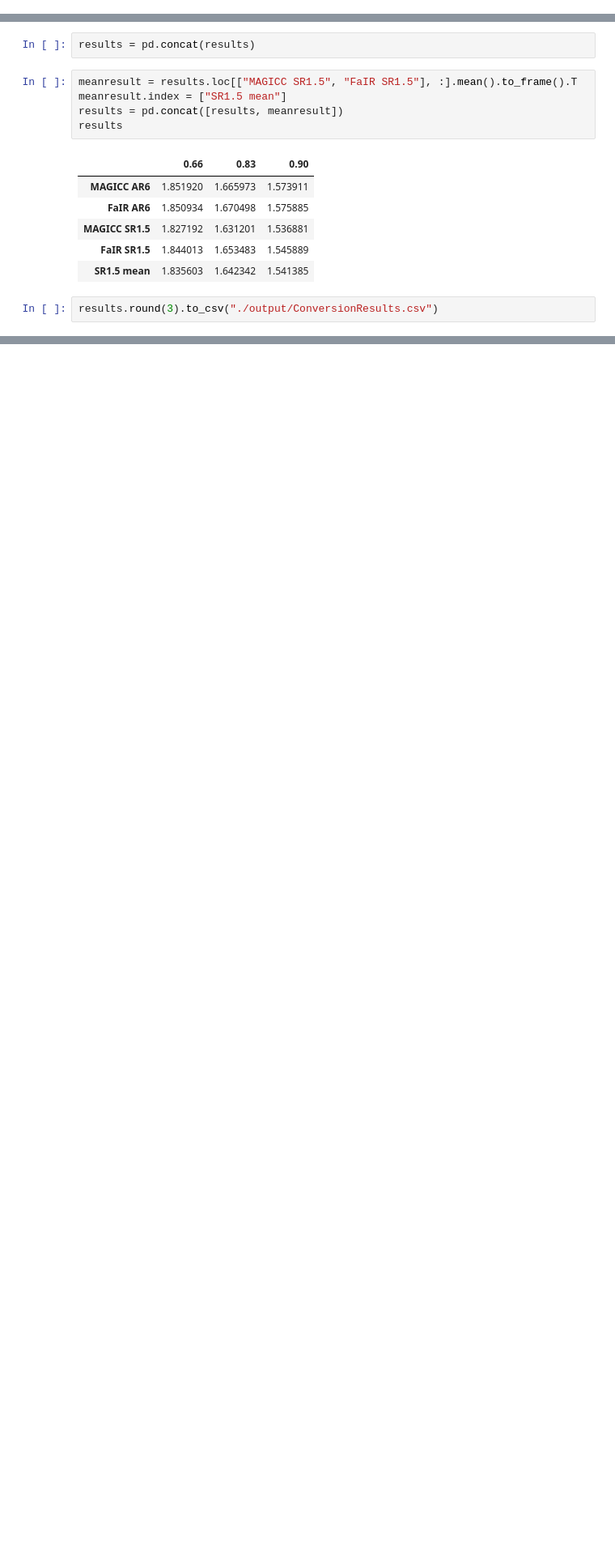
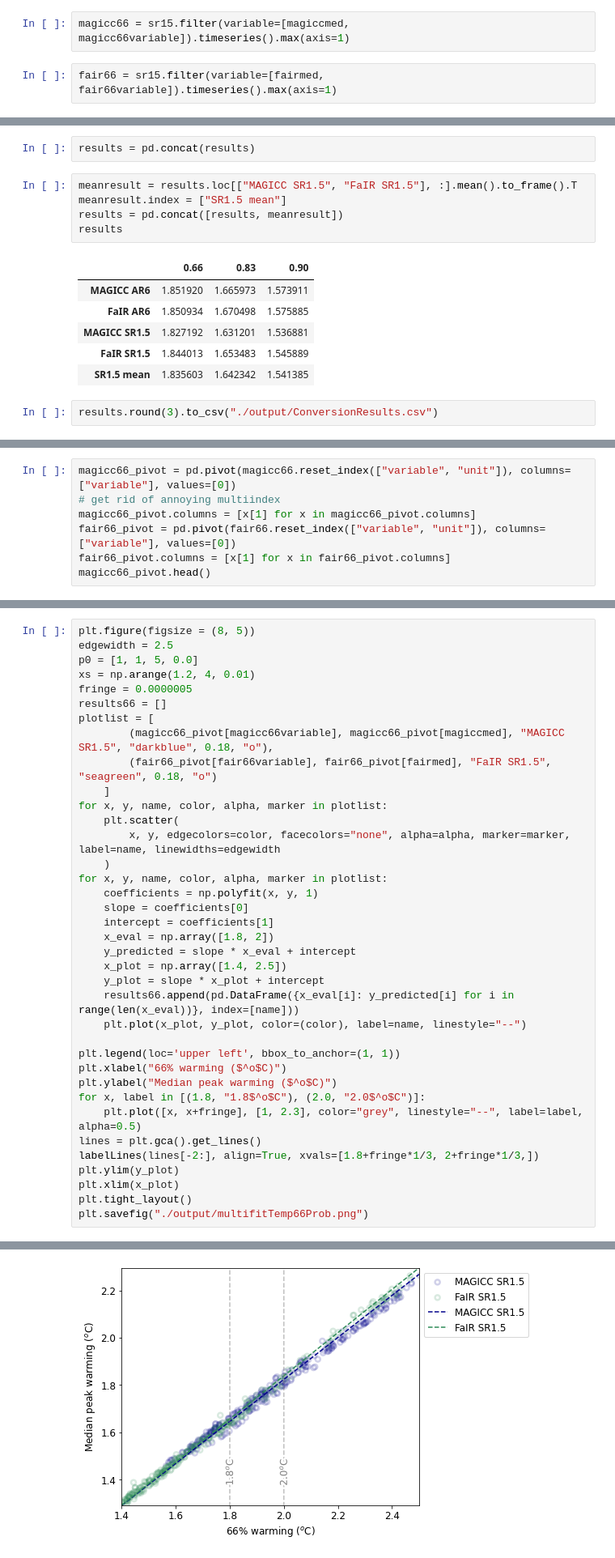
Before and after one commit to Rlamboll/HowBelowIsWellBelow, a Jupyter notebook: MapExceedanceProbToMedianWarming.ipynb, the cells around one changed output, grey strips where cells are left out. Shown at 81% size. Drawn from its saved outputs; the diff is of its cells as text; blank space fills up the shorter version.

```diff
--- a/MapExceedanceProbToMedianWarming.ipynb
+++ b/MapExceedanceProbToMedianWarming.ipynb
@@ -63,0 +68,4 @@ fair = sr15.filter(variable=[fairmed, fairexceed2c]).timeseries().max(axis=1)
+# %%
+magicc66 = sr15.filter(variable=[magiccmed, magicc66variable]).timeseries().max(axis=1)
+# %%
+fair66 = sr15.filter(variable=[fairmed, fair66variable]).timeseries().max(axis=1)
@@ -149,0 +228,7 @@ results.round(3).to_csv("./output/ConversionResults.csv")
+# %%
+magicc66_pivot = pd.pivot(magicc66.reset_index(["variable", "unit"]), columns=["variable"], values=[0])
+# get rid of annoying multiindex
+magicc66_pivot.columns = [x[1] for x in magicc66_pivot.columns]
+fair66_pivot = pd.pivot(fair66.reset_index(["variable", "unit"]), columns=["variable"], values=[0])
+fair66_pivot.columns = [x[1] for x in fair66_pivot.columns]
+magicc66_pivot.head()
@@ -149,0 +243,38 @@ results.round(3).to_csv("./output/ConversionResults.csv")
+# %%
+plt.figure(figsize = (8, 5))
+edgewidth = 2.5
+p0 = [1, 1, 5, 0.0]
+xs = np.arange(1.2, 4, 0.01)
+fringe = 0.0000005
+results66 = []
+plotlist = [
+        (magicc66_pivot[magicc66variable], magicc66_pivot[magiccmed], "MAGICC SR1.5", "darkblue", 0.18, "o"),
+        (fair66_pivot[fair66variable], fair66_pivot[fairmed], "FaIR SR1.5", "seagreen", 0.18, "o")
+    ]
+for x, y, name, color, alpha, marker in plotlist:
+    plt.scatter(
+        x, y, edgecolors=color, facecolors="none", alpha=alpha, marker=marker, label=name, linewidths=edgewidth
+    )
+for x, y, name, color, alpha, marker in plotlist:
+    coefficients = np.polyfit(x, y, 1)
+    slope = coefficients[0]
+    intercept = coefficients[1]
+    x_eval = np.array([1.8, 2])
+    y_predicted = slope * x_eval + intercept
+    x_plot = np.array([1.4, 2.5])
+    y_plot = slope * x_plot + intercept
+    results66.append(pd.DataFrame({x_eval[i]: y_predicted[i] for i in range(len(x_eval))}, index=[name]))
+    plt.plot(x_plot, y_plot, color=(color), label=name, linestyle="--")
+
+plt.legend(loc='upper left', bbox_to_anchor=(1, 1))
+plt.xlabel("66% warming ($^o$C)")
+plt.ylabel("Median peak warming ($^o$C)")
+for x, label in [(1.8, "1.8$^o$C"), (2.0, "2.0$^o$C")]:
+    plt.plot([x, x+fringe], [1, 2.3], color="grey", linestyle="--", label=label, alpha=0.5)
+lines = plt.gca().get_lines()
+labelLines(lines[-2:], align=True, xvals=[1.8+fringe*1/3, 2+fringe*1/3,])
+plt.ylim(y_plot)
+plt.xlim(x_plot)
+plt.tight_layout()
+plt.savefig("./output/multifitTemp66Prob.png")
+# %% [output]
@@ -149,0 +282 @@ results.round(3).to_csv("./output/ConversionResults.csv")
+[figure, added]
```
Also changed, not shown: parts of 13 cells of this notebook.
